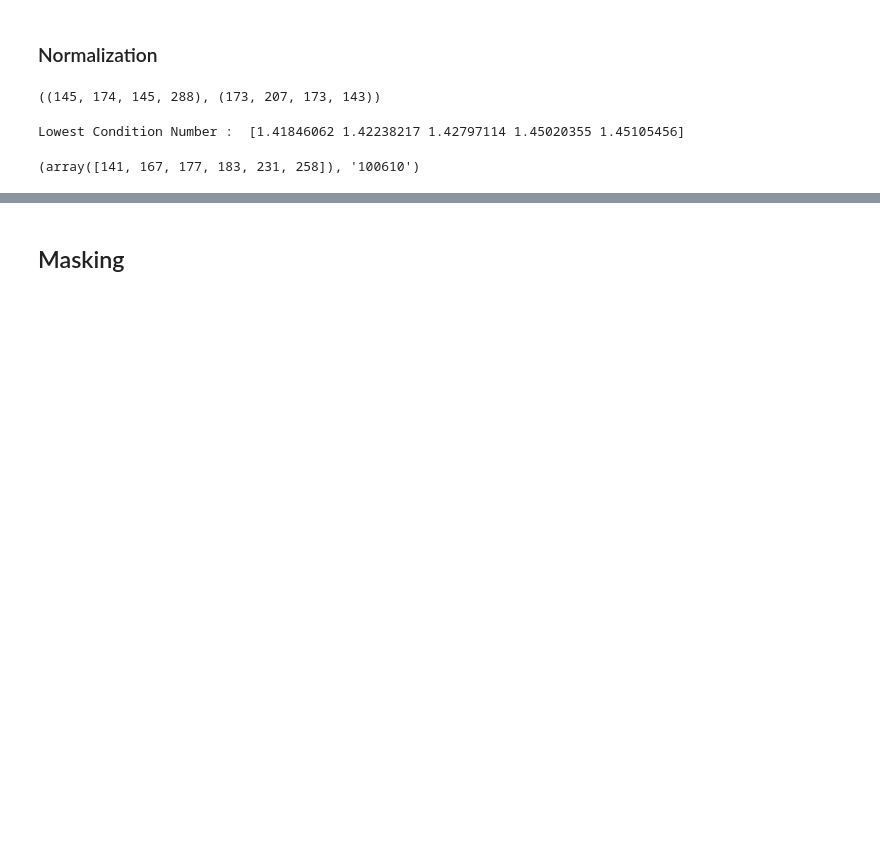
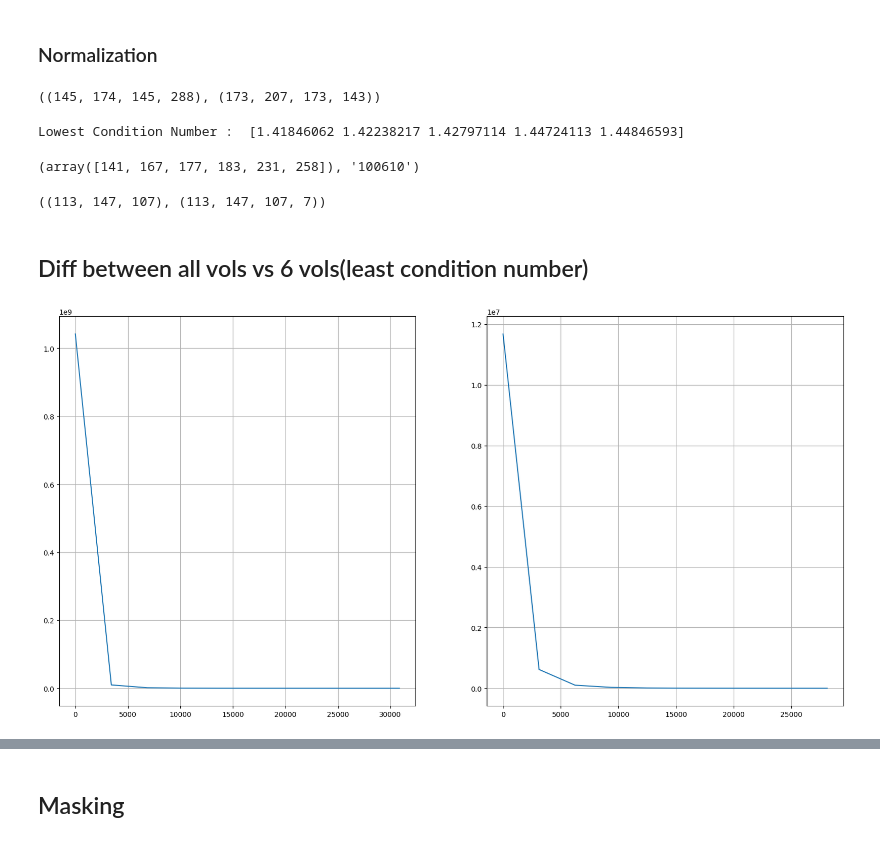
Before and after one commit to arihantjain124/HCP_SR, a Jupyter notebook: Verify_histmmod.ipynb, the cells around one changed output, grey strips where cells are left out. Saved outputs shown, nothing was run; the diff lists cells and outputs as text; code cells hidden in the pictures; blank space fills up the shorter version.

```diff
--- a/Verify_histmmod.ipynb
+++ b/Verify_histmmod.ipynb
@@ -208,14 +202,12 @@ data.shape,data_7t.shape
 ((145, 174, 145, 288), (173, 207, 173, 143))
 # %%
 gtab = load_gtab(curr_id,'3T')
-
-data,mask,gtab = load_hcp(curr_id,'3T')
 
 idx,cond= optimal_dirs(gtab,10000,5,debug = True,base_bval = int(min(gtab.bvals)))
 
 idx = np.where(gtab.bvals>int(min(gtab.bvals)))[0][idx]
 # %% [output]
-Lowest Condition Number :  [1.41846062 1.42238217 1.42797114 1.45020355 1.45105456]
+Lowest Condition Number :  [1.41846062 1.42238217 1.42797114 1.44724113 1.44846593]
 # %%
 idx[0],curr_id
 # %% [output]
@@ -248,0 +226,6 @@ axis[0][1].grid()
+# %%
+mask6.shape,data6.shape
+# %% [output]
+((113, 147, 107), (113, 147, 107, 7))
+# %% [markdown]
+## Diff between all vols vs 6 vols(least condition number)
@@ -248,0 +234,17 @@ axis[0][1].grid()
+# %%
+f, axis = plt.subplots(1, 2)
+f.set_figwidth(20)
+f.set_figheight(10)
+
+i=40
+hist,bins = {},{}
+hist['hr6'],bins['hr6'] = np.histogram(data)
+hist['hr6_norm'],bins['hr6_norm'] = np.histogram(data6,bins=10)
+
+axis[0].plot(bins['hr6'][:-1], hist['hr6'],label="base")
+axis[0].grid()
+
+axis[1].plot(bins['hr6_norm'][:-1], hist['hr6_norm'],label="norm")
+axis[1].grid()
+# %% [output]
+[figure, added]
```
Also changed, not shown: parts of 25 cells of this notebook.
